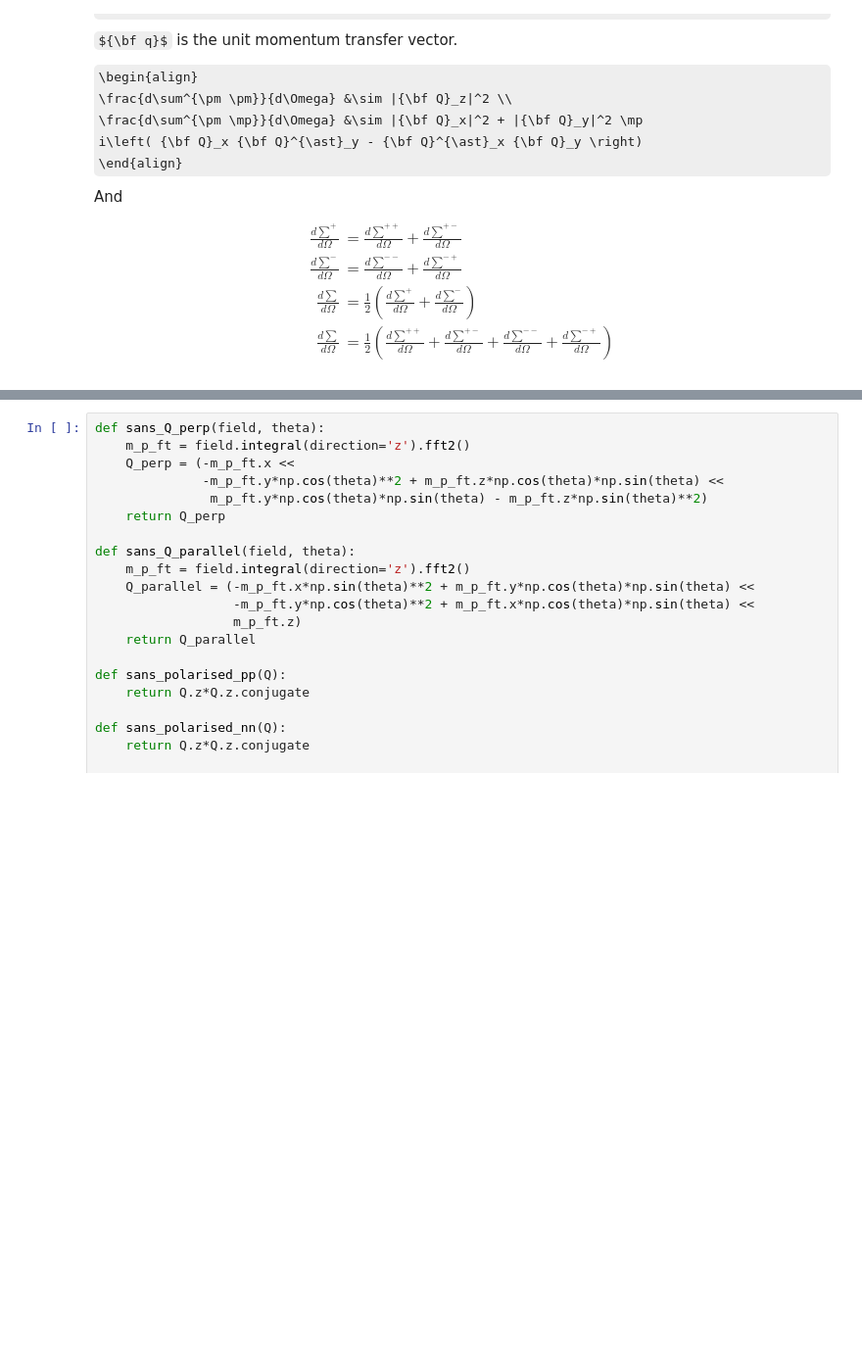
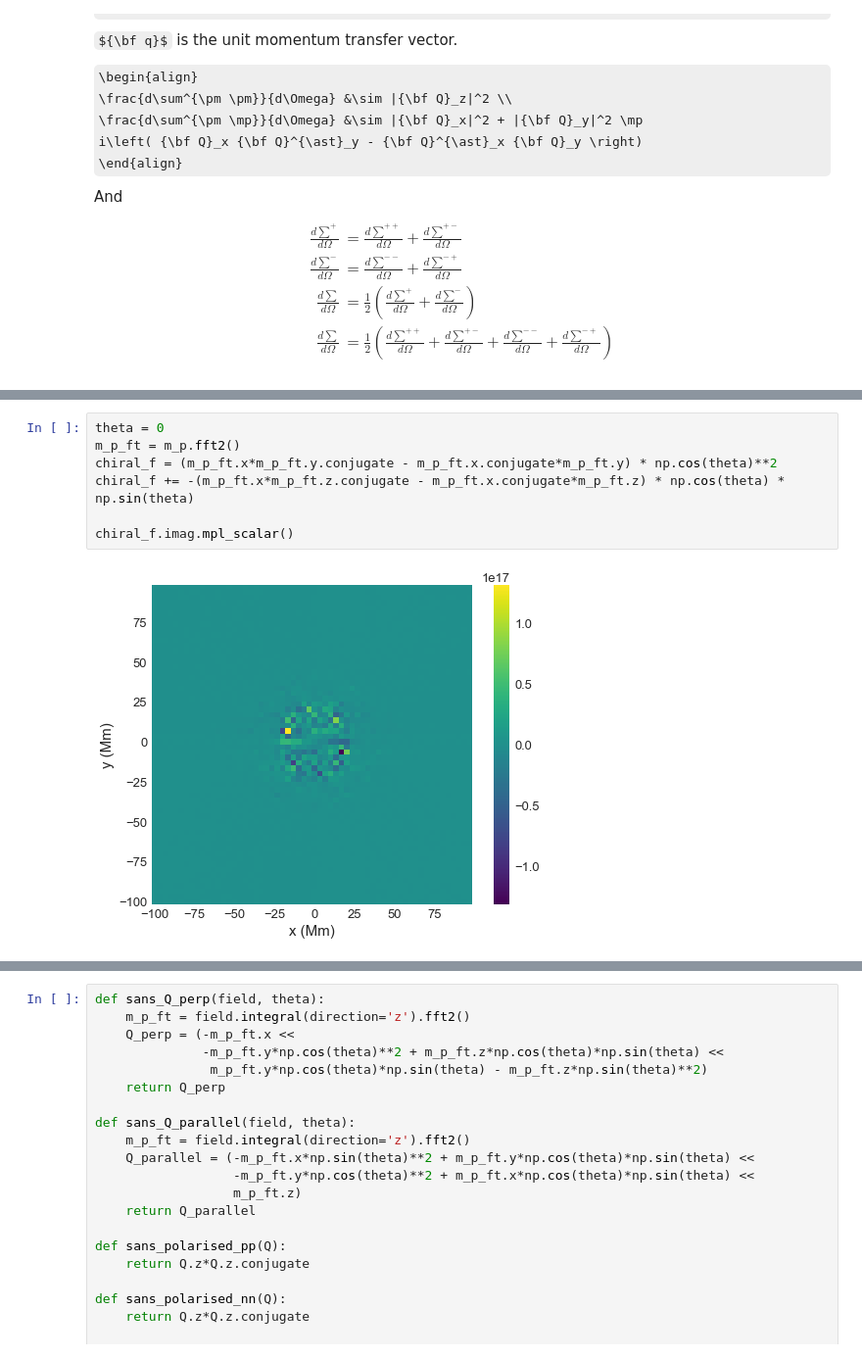
Before and after one commit to ubermag/mag2exp, a Jupyter notebook: docs/ipynb/SANS_df_based.ipynb, the cells around one changed output, grey strips where cells are left out. Shown at 98% size. Drawn from its saved outputs; the diff is of its cells as text; some formulas as TeX source; blank space fills up the shorter version.

```diff
--- a/docs/ipynb/SANS_df_based.ipynb
+++ b/docs/ipynb/SANS_df_based.ipynb
@@ -93,0 +111,9 @@ And
+# %%
+theta = 0
+m_p_ft = m_p.fft2()
+chiral_f = (m_p_ft.x*m_p_ft.y.conjugate - m_p_ft.x.conjugate*m_p_ft.y) * np.cos(theta)**2
+chiral_f += -(m_p_ft.x*m_p_ft.z.conjugate - m_p_ft.x.conjugate*m_p_ft.z) * np.cos(theta) * np.sin(theta)
+
+chiral_f.imag.mpl_scalar()
+# %% [output]
+[figure, added]
```
Also changed, not shown: parts of 19 cells of this notebook.
